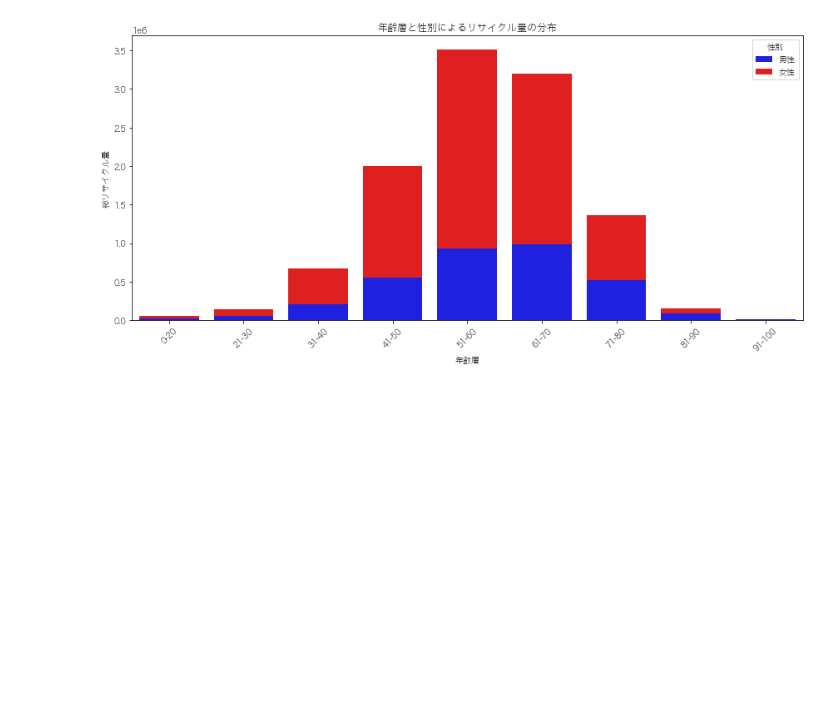
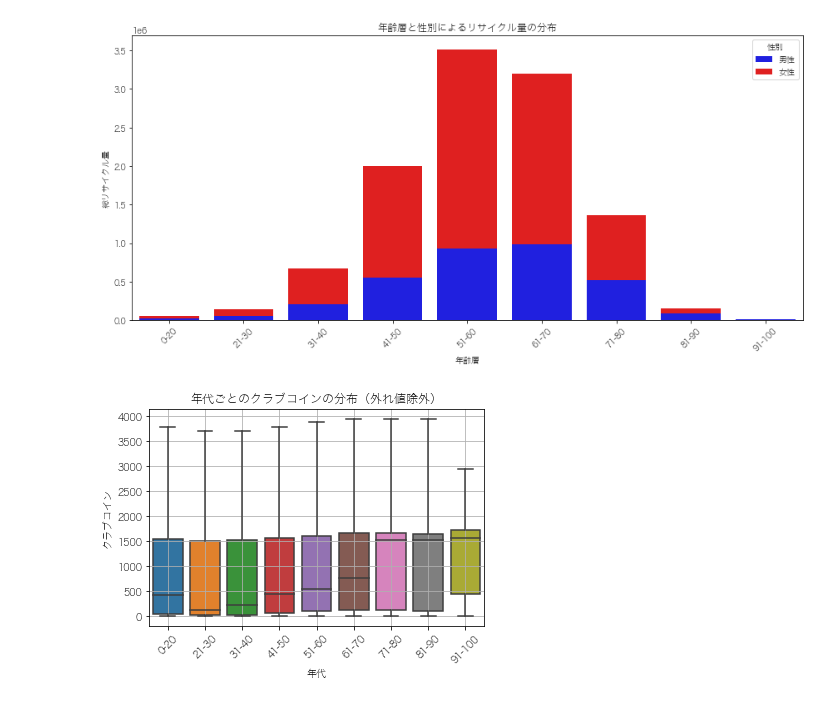
Before and after one commit to Naoya-Yasuda/MANABI_DX_QUEST_2023_PrePoC, a Jupyter notebook: notebook/visualization_user_info.ipynb, the cells around one changed output. Saved outputs shown, nothing was run; the diff lists cells and outputs as text; code cells hidden in the pictures; blank space fills up the shorter version.

```diff
--- a/notebook/visualization_user_info.ipynb
+++ b/notebook/visualization_user_info.ipynb
@@ -60,3 +106,15 @@ plt.tight_layout()
 plt.show()
 # %% [output]
 [figure]
+# %%
+# 箱ひげ図を描画（外れ値を除外）
+fig, ax = plt.subplots()
+sns.boxplot(x='age_group', y='club_coin', data=data, showfliers=False)
+plt.title('年代ごとのクラブコインの分布（外れ値除外）')
+plt.xlabel('年代')
+plt.ylabel('クラブコイン')
+plt.grid(True)
+plt.xticks(rotation=45)
+plt.show()
+# %% [output]
+[figure, added]
```
Also changed, not shown: parts of 5 cells of this notebook.
